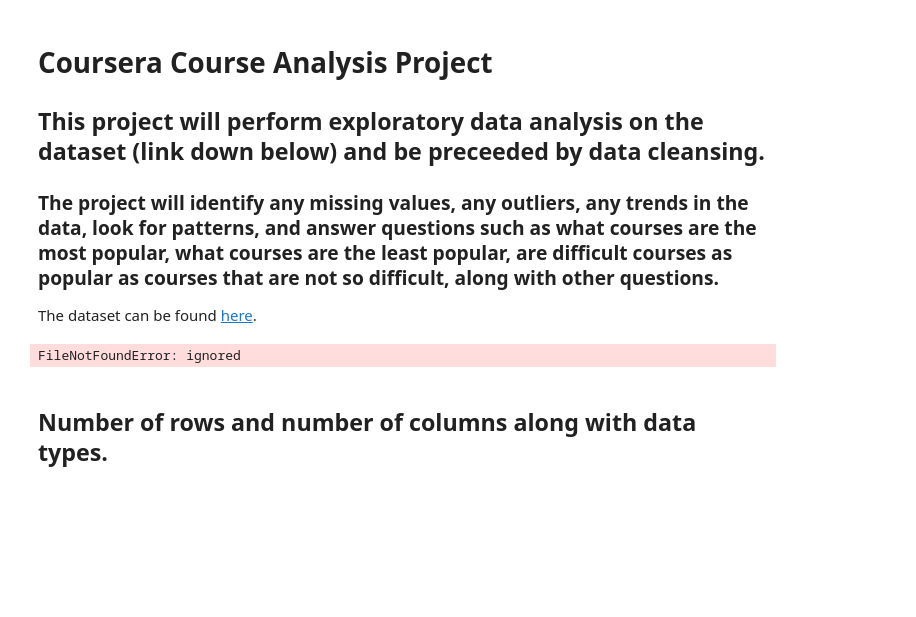
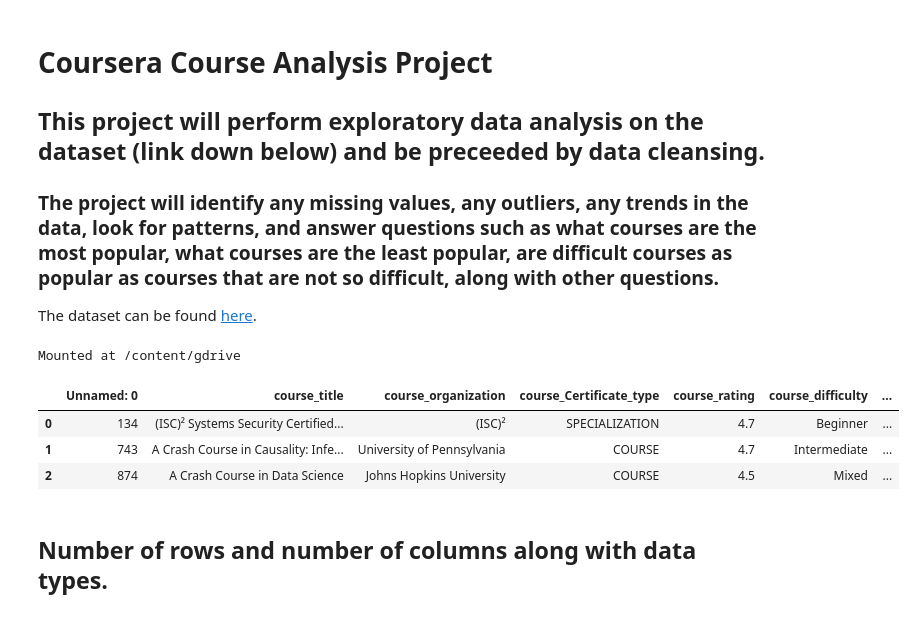
Before and after one commit to DigDataSteve/Amazon_Customer_Data_Analysis, a Jupyter notebook: Coursera_Course_Analysis_Project.ipynb, the cells around one changed output. Saved outputs shown, nothing was run; the diff lists cells and outputs as text; code cells hidden in the pictures; blank space fills up the shorter version.

```diff
--- a/Coursera_Course_Analysis_Project.ipynb
+++ b/Coursera_Course_Analysis_Project.ipynb
@@ -6,18 +6,27 @@
 ### The project will identify any missing values, any outliers, any trends in the data, look for patterns, and answer questions such as what courses are the most popular, what courses are the least popular, are difficult courses as popular as courses that are not so difficult, along with other questions.
 
 The dataset can be found [here](https://www.kaggle.com/datasets/siddharthm1698/coursera-course-dataset).
+# %%
+"""Connect the dataset to Google Colab"""
+from google.colab import drive
+drive.mount('/content/gdrive', force_remount=True)
+# %% [output]
+Mounted at /content/gdrive
 # %%
 """Import libraries and connect to the data and store the data into a dataframe called 'courses'"""
 import pandas as pd
 import seaborn as sns
 import numpy as np
 import matplotlib.pyplot as plt
 import plotly.express as px
 
-courses = pd.read_csv('Data/coursea_data.csv', index_col=False)
+courses = pd.read_csv('/content/gdrive/MyDrive/Turing/Module1/Sprint3/Sprint_Project_3/Data/coursea_data.csv', index_col=False)
 courses.head(3)
 # %% [output]
-FileNotFoundError: ignored
+|  | Unnamed: 0 | course_title | course_organization | course_Certificate_type | course_rating | course_difficulty | ... |
+| 0 | 134 | (ISC)² Systems Security Certified... | (ISC)² | SPECIALIZATION | 4.7 | Beginner | ... |
+| 1 | 743 | A Crash Course in Causality: Infe... | University of Pennsylvania | COURSE | 4.7 | Intermediate | ... |
+| 2 | 874 | A Crash Course in Data Science | Johns Hopkins University | COURSE | 4.5 | Mixed | ... |
 # %% [markdown]
 ## Number of rows and number of columns along with data types.
 # %%
```
